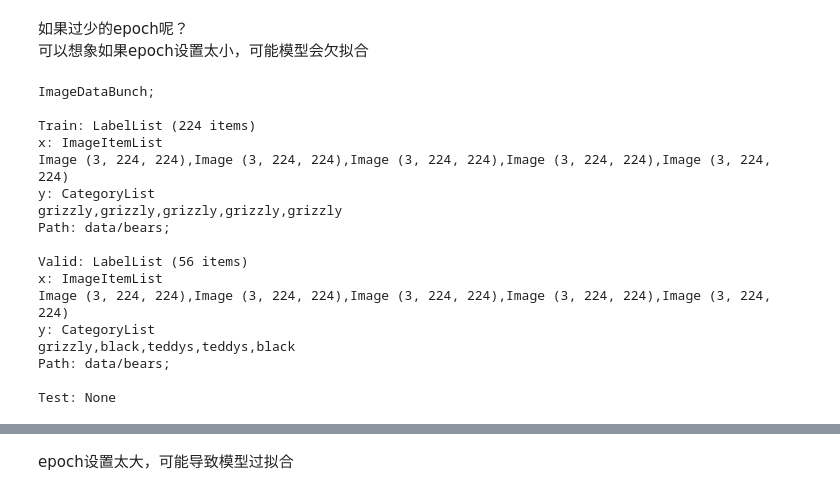
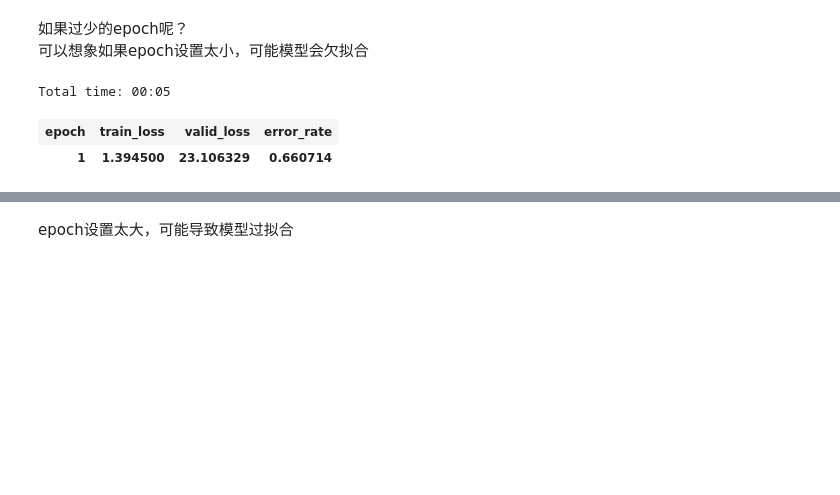
Before and after one commit to tools-only/fastai, a Jupyter notebook: lesson2.ipynb, the cells around one changed output, grey strips where cells are left out. Drawn from its saved outputs; the diff is of its cells as text; code cells hidden in the pictures; blank space fills up the shorter version.

```diff
--- a/lesson2.ipynb
+++ b/lesson2.ipynb
@@ -205,24 +224,9 @@ learn.recorder.plot_losses()
 可以想象如果epoch设置太小，可能模型会欠拟合
 # %%
 learn = create_cnn(data, models.resnet34, metrics=error_rate, pretrained=False)
+learn.fit_one_cycle(1)
+# %% [output]
+Total time: 00:05
+| epoch | train_loss | valid_loss | error_rate |
+| 1 | 1.394500 | 23.106329 | 0.660714 |
-# %%
-data
-# %% [output]
-ImageDataBunch;
-
-Train: LabelList (224 items)
-x: ImageItemList
-Image (3, 224, 224),Image (3, 224, 224),Image (3, 224, 224),Image (3, 224, 224),Image (3, 224, 224)
-y: CategoryList
-grizzly,grizzly,grizzly,grizzly,grizzly
-Path: data/bears;
-
-Valid: LabelList (56 items)
-x: ImageItemList
-Image (3, 224, 224),Image (3, 224, 224),Image (3, 224, 224),Image (3, 224, 224),Image (3, 224, 224)
-y: CategoryList
-grizzly,black,teddys,teddys,black
-Path: data/bears;
-
-Test: None
 # %%
```
Also changed, not shown: parts of 12 cells of this notebook.
